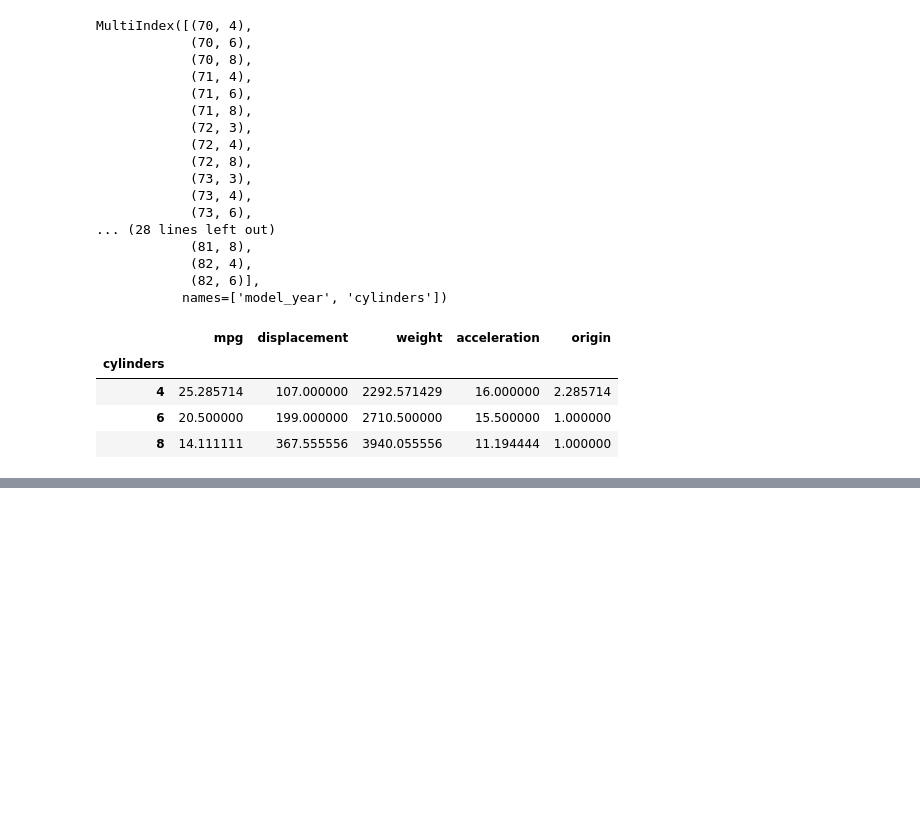
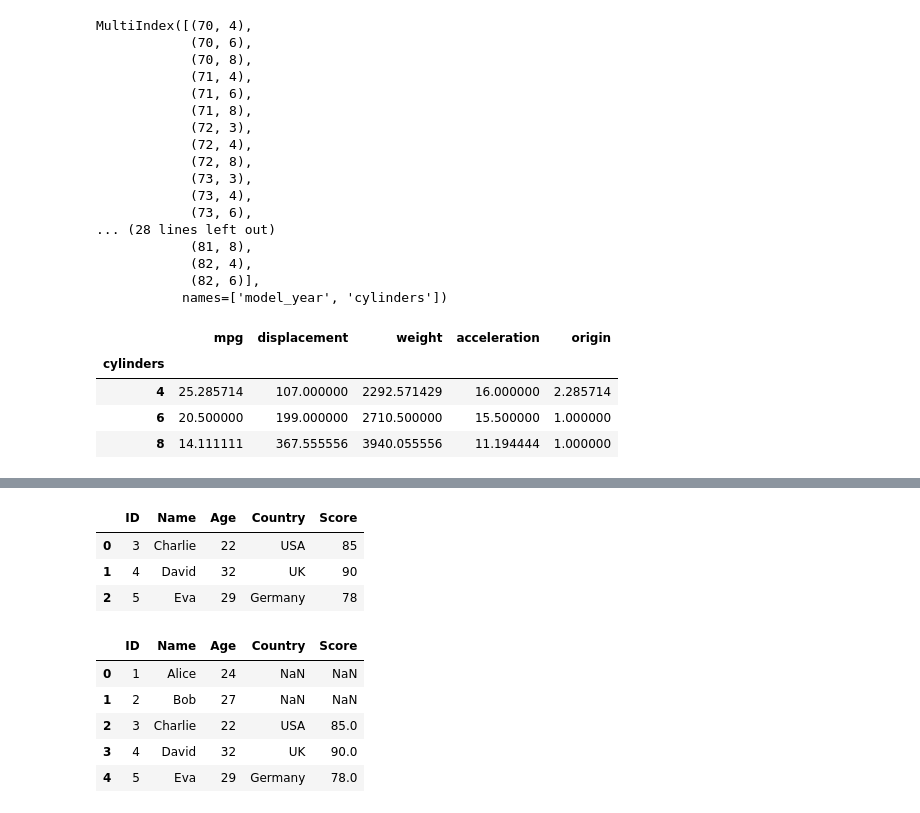
Before and after one commit to elmarhuseynv/Machine-Learning-Masterclass, a Jupyter notebook: 02 Pandas/2 pandas.ipynb, the cells around one changed output, grey strips where cells are left out. Drawn from its saved outputs; the diff is of its cells as text; code cells hidden in the pictures; blank space fills up the shorter version.

```diff
--- a/02 Pandas/2 pandas.ipynb
+++ b/02 Pandas/2 pandas.ipynb
@@ -828,0 +898,16 @@ year_cyl.loc[70]
+# %%
+pd.merge(df1, df2, how = 'inner', on='ID')
+# %% [output]
+|  | ID | Name | Age | Country | Score |
+| 0 | 3 | Charlie | 22 | USA | 85 |
+| 1 | 4 | David | 32 | UK | 90 |
+| 2 | 5 | Eva | 29 | Germany | 78 |
+# %%
+pd.merge(left=df1,right= df2, how = 'left', on='ID')
+# %% [output]
+|  | ID | Name | Age | Country | Score |
+| 0 | 1 | Alice | 24 | NaN | NaN |
+| 1 | 2 | Bob | 27 | NaN | NaN |
+| 2 | 3 | Charlie | 22 | USA | 85.0 |
+| 3 | 4 | David | 32 | UK | 90.0 |
+| 4 | 5 | Eva | 29 | Germany | 78.0 |
```
Also changed, not shown: parts of 26 cells of this notebook.
